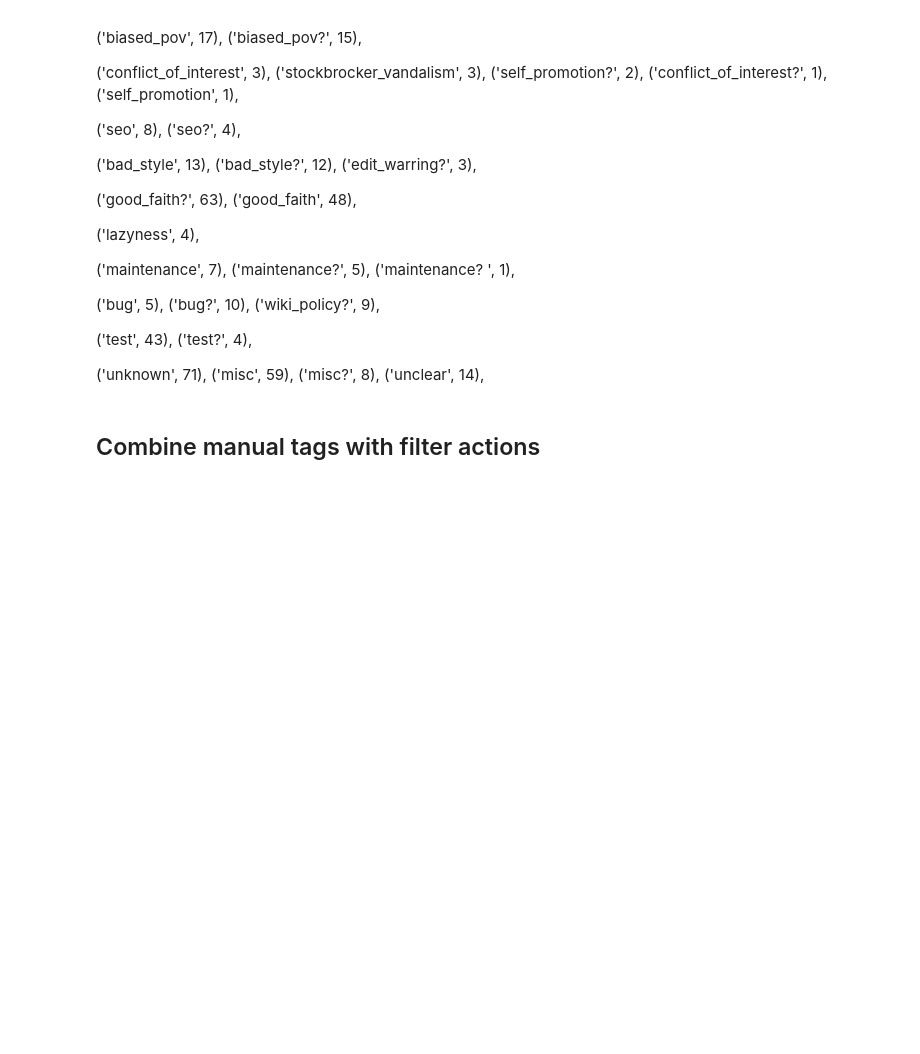
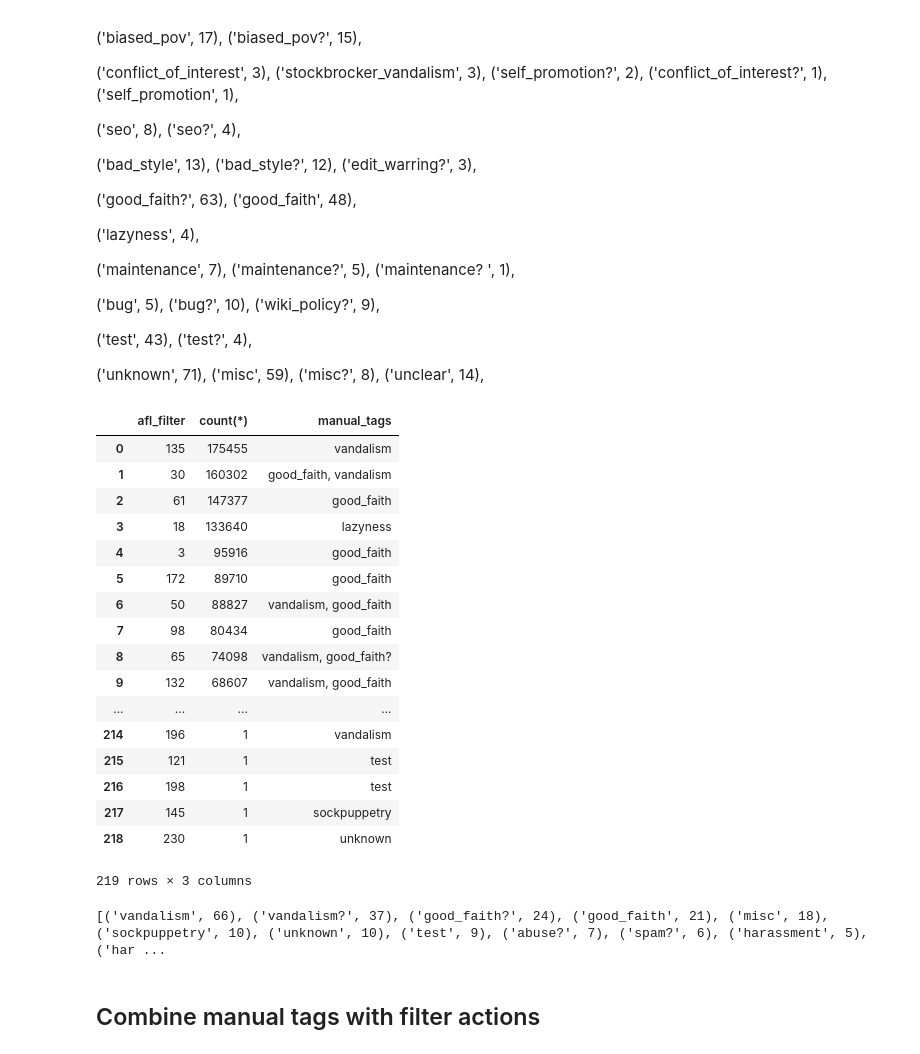
Before and after one commit to lusy/wikifilters, a Jupyter notebook: src/explore.ipynb, the cells around one changed output. Cells and saved outputs as stored; diff of their text form; code cells hidden in the pictures; blank space fills up the shorter version.

```diff
--- a/src/explore.ipynb
+++ b/src/explore.ipynb
@@ -274,6 +320,39 @@ print(collections.Counter(all_tags).most_common())
 ('misc', 59),
 ('misc?', 8),
 ('unclear', 14),
+# %%
+# manual tags per year
+df_logs_2009 = pd.read_csv("data/log-entries-yearly/2009.csv", sep=',')
+df_ids_manual_tags = df[['af_id', 'manual_tags']]
+df_2009_tags = df_logs_2009.join(df_ids_manual_tags.set_index('af_id'), on='afl_filter', how='inner')
+df_2009_tags
+# %% [output]
+|  | afl_filter | count(*) | manual_tags |
+| 0 | 135 | 175455 | vandalism |
+| 1 | 30 | 160302 | good_faith, vandalism |
+| 2 | 61 | 147377 | good_faith |
+| 3 | 18 | 133640 | lazyness |
+| 4 | 3 | 95916 | good_faith |
+| 5 | 172 | 89710 | good_faith |
+| 6 | 50 | 88827 | vandalism, good_faith |
+| 7 | 98 | 80434 | good_faith |
+| 8 | 65 | 74098 | vandalism, good_faith? |
+| 9 | 132 | 68607 | vandalism, good_faith |
+| ... | ... | ... | ... |
+| 214 | 196 | 1 | vandalism |
+| 215 | 121 | 1 | test |
+| 216 | 198 | 1 | test |
+| 217 | 145 | 1 | sockpuppetry |
+| 218 | 230 | 1 | unknown |
+219 rows × 3 columns
+# %%
+df_2009_tags['manual_tags']
+tags_list_2009 = flatten([x.split(", ") for x in list(df_2009_tags['manual_tags'])])
+# would be interesting to multiply with hitcount
+
+print(collections.Counter(tags_list_2009).most_common())
+# %% [output]
+[('vandalism', 66), ('vandalism?', 37), ('good_faith?', 24), ('good_faith', 21), ('misc', 18), ('sockpuppetry', 10), ('unknown', 10), ('test', 9), ('abuse?', 7), ('spam?', 6), ('harassment', 5), ('har ...
 # %% [markdown]
 ## Combine manual tags with filter actions
 # %%
```
Also changed, not shown: parts of 3 cells of this notebook.
